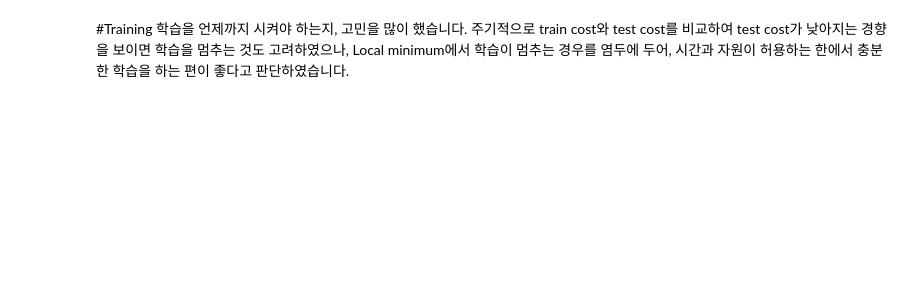
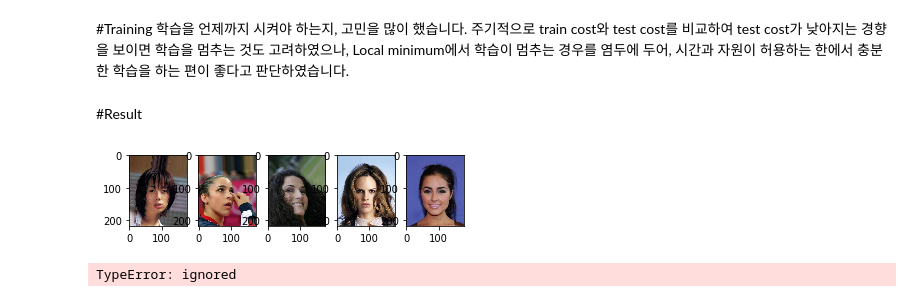
Before and after one commit to Yeongseok-Kim/PytorchClassReview, a Jupyter notebook: gender_classificater.ipynb, the cells around one changed output. Drawn from its saved outputs; the diff is of its cells as text; code cells hidden in the pictures; blank space fills up the shorter version.

```diff
--- a/gender_classificater.ipynb
+++ b/gender_classificater.ipynb
@@ -138,3 +146,53 @@ if __name__ == '__main__':
             torch.save(net.state_dict(), './gender_classificater_epoch_%d.pth' % epoch)
 
     print('Learning Finished.')
+# %% [markdown]
+#Result
+# %%
+import random
+from matplotlib import pyplot as plt
+import matplotlib.image as mpimg
+
+
+
+transforms = transforms.Compose([transforms.CenterCrop((128, 128)),
+                                 transforms.Resize((64, 64)),
+                                 transforms.ToTensor(),
+                                 transforms.Normalize((.5, .5, .5), (.5, .5, .5))])
+
+if __name__ == '__main__':
+    device = 'cuda' if torch.cuda.is_available() else 'cpu'
+
+    net = Classificater().to(device)
+
+    load_net = './gender_classificater_epoch_20.pth'
+    net.load_state_dict(torch.load(load_net))
+
+    with torch.no_grad():
+        female_dir = '/content/test_set/female/'
+        female_list = [female_dir + file_name for file_name in os.listdir(female_dir)]
+        random.shuffle(female_list)
+        imgs = female_list[:5]
+
+        fig = plt.figure()
+
+        ax = []
+        for i in range(5):
+            ax.append(fig.add_subplot(1, 5, i + 1))
+
+        for i in range(5):
+            show_img = mpimg.imread(imgs[i])
+            ax[i].imshow(show_img)
+
+        plt.show()
+
+        for img in imgs:
+            test_img = Image.open(img)
+            test_img = transforms(test_img)
+
+            prediction = net(img)
+
+            print(prediction)
+# %% [output]
+[figure, added]
+TypeError: ignored
```
Also changed, not shown: parts of 2 cells of this notebook.
